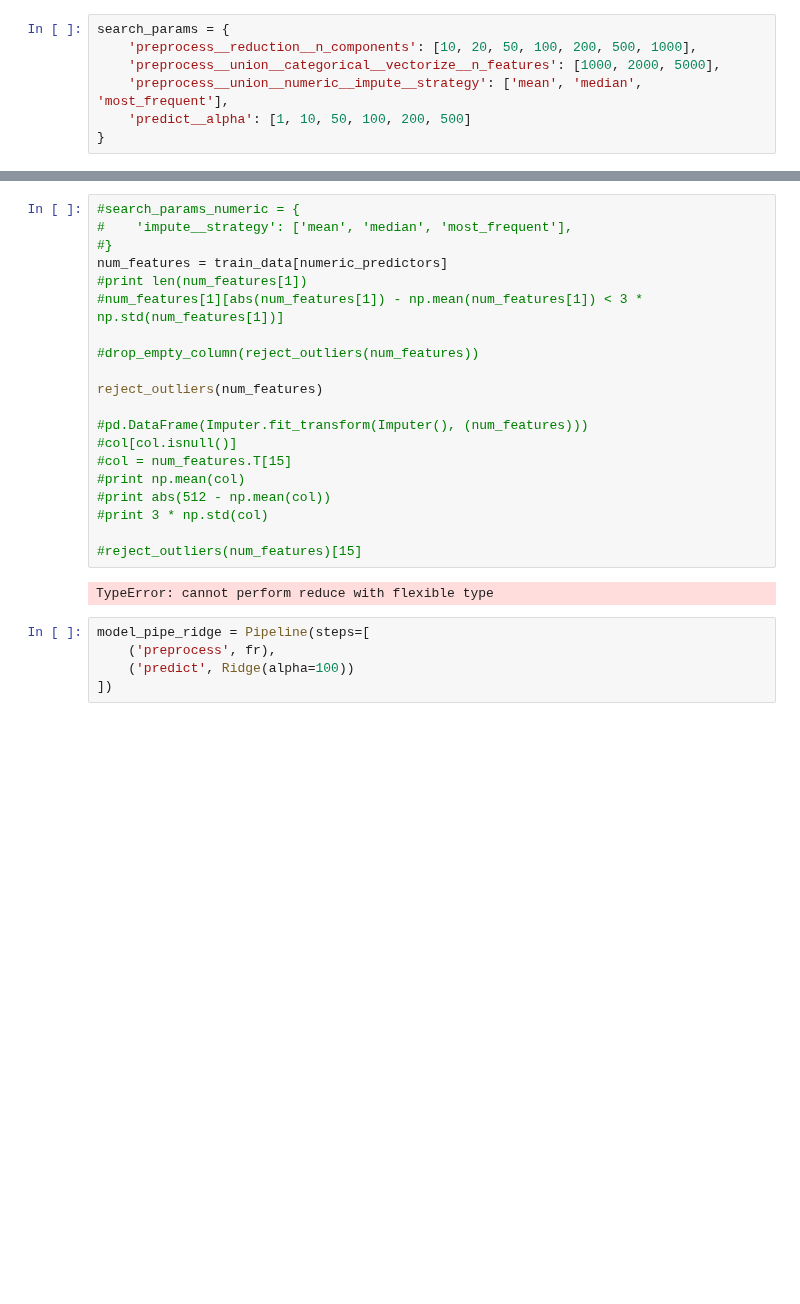
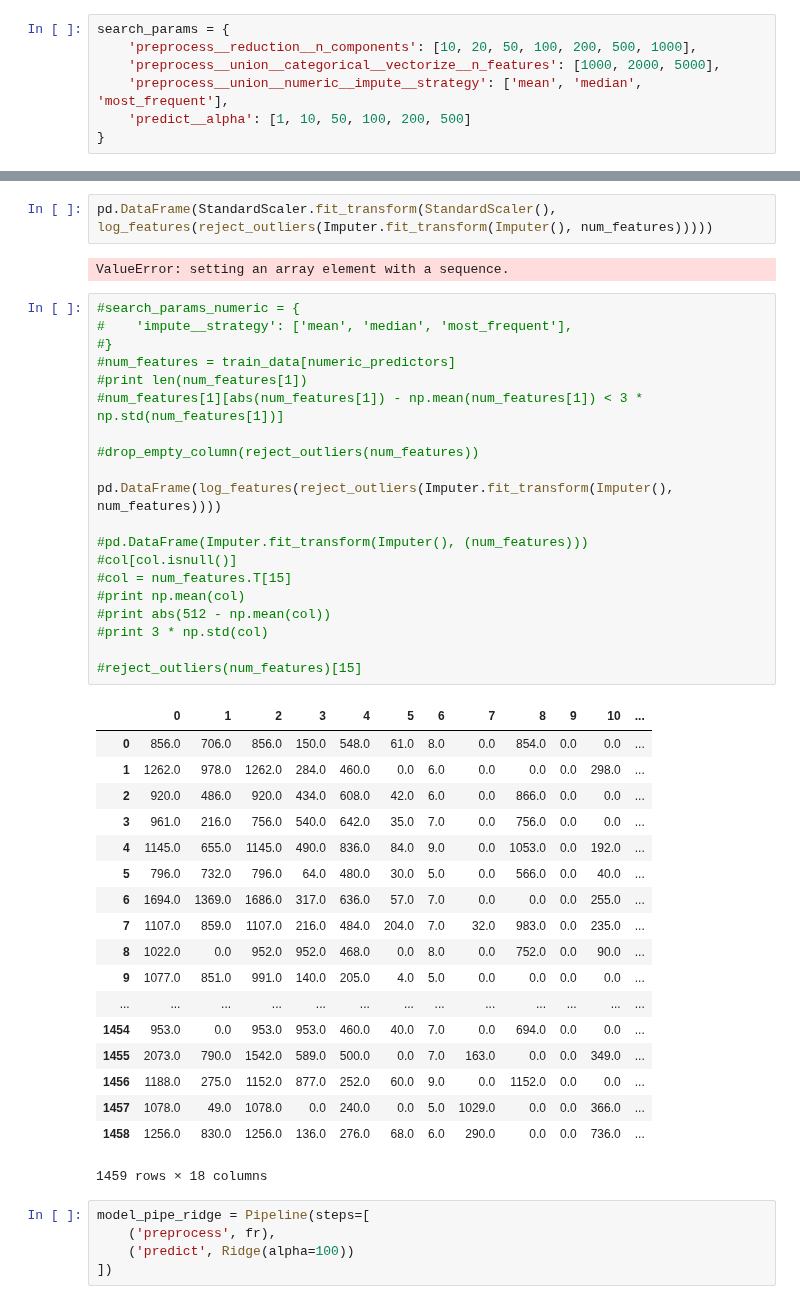
Before and after one commit to takoloco/w207, a Jupyter notebook: final/tako_hisada_housing-prices.ipynb, the cells around one changed output, grey strips where cells are left out. Cells and saved outputs as stored; diff of their text form; blank space fills up the shorter version.

```diff
--- a/final/tako_hisada_housing-prices.ipynb
+++ b/final/tako_hisada_housing-prices.ipynb
@@ -372,25 +399,46 @@ search_params = {
+# %%
+pd.DataFrame(StandardScaler.fit_transform(StandardScaler(), log_features(reject_outliers(Imputer.fit_transform(Imputer(), num_features)))))
+# %% [output]
+ValueError: setting an array element with a sequence.
 # %%
 #search_params_numeric = {
 #    'impute__strategy': ['mean', 'median', 'most_frequent'],
 #}
-num_features = train_data[numeric_predictors]
+#num_features = train_data[numeric_predictors]
 #print len(num_features[1])
 #num_features[1][abs(num_features[1]) - np.mean(num_features[1]) < 3 * np.std(num_features[1])]
 
 #drop_empty_column(reject_outliers(num_features))
 
-reject_outliers(num_features)
+pd.DataFrame(log_features(reject_outliers(Imputer.fit_transform(Imputer(), num_features))))
 
 #pd.DataFrame(Imputer.fit_transform(Imputer(), (num_features)))
 #col[col.isnull()]
 #col = num_features.T[15]
 #print np.mean(col)
 #print abs(512 - np.mean(col))
 #print 3 * np.std(col)
 
 #reject_outliers(num_features)[15]
 # %% [output]
+|  | 0 | 1 | 2 | 3 | 4 | 5 | 6 | 7 | 8 | 9 | 10 | ... |
+| 0 | 856.0 | 706.0 | 856.0 | 150.0 | 548.0 | 61.0 | 8.0 | 0.0 | 854.0 | 0.0 | 0.0 | ... |
+| 1 | 1262.0 | 978.0 | 1262.0 | 284.0 | 460.0 | 0.0 | 6.0 | 0.0 | 0.0 | 0.0 | 298.0 | ... |
+| 2 | 920.0 | 486.0 | 920.0 | 434.0 | 608.0 | 42.0 | 6.0 | 0.0 | 866.0 | 0.0 | 0.0 | ... |
+| 3 | 961.0 | 216.0 | 756.0 | 540.0 | 642.0 | 35.0 | 7.0 | 0.0 | 756.0 | 0.0 | 0.0 | ... |
+| 4 | 1145.0 | 655.0 | 1145.0 | 490.0 | 836.0 | 84.0 | 9.0 | 0.0 | 1053.0 | 0.0 | 192.0 | ... |
+| 5 | 796.0 | 732.0 | 796.0 | 64.0 | 480.0 | 30.0 | 5.0 | 0.0 | 566.0 | 0.0 | 40.0 | ... |
+| 6 | 1694.0 | 1369.0 | 1686.0 | 317.0 | 636.0 | 57.0 | 7.0 | 0.0 | 0.0 | 0.0 | 255.0 | ... |
+| 7 | 1107.0 | 859.0 | 1107.0 | 216.0 | 484.0 | 204.0 | 7.0 | 32.0 | 983.0 | 0.0 | 235.0 | ... |
+| 8 | 1022.0 | 0.0 | 952.0 | 952.0 | 468.0 | 0.0 | 8.0 | 0.0 | 752.0 | 0.0 | 90.0 | ... |
+| 9 | 1077.0 | 851.0 | 991.0 | 140.0 | 205.0 | 4.0 | 5.0 | 0.0 | 0.0 | 0.0 | 0.0 | ... |
+| ... | ... | ... | ... | ... | ... | ... | ... | ... | ... | ... | ... | ... |
+| 1454 | 953.0 | 0.0 | 953.0 | 953.0 | 460.0 | 40.0 | 7.0 | 0.0 | 694.0 | 0.0 | 0.0 | ... |
+| 1455 | 2073.0 | 790.0 | 1542.0 | 589.0 | 500.0 | 0.0 | 7.0 | 163.0 | 0.0 | 0.0 | 349.0 | ... |
+| 1456 | 1188.0 | 275.0 | 1152.0 | 877.0 | 252.0 | 60.0 | 9.0 | 0.0 | 1152.0 | 0.0 | 0.0 | ... |
+| 1457 | 1078.0 | 49.0 | 1078.0 | 0.0 | 240.0 | 0.0 | 5.0 | 1029.0 | 0.0 | 0.0 | 366.0 | ... |
+| 1458 | 1256.0 | 830.0 | 1256.0 | 136.0 | 276.0 | 68.0 | 6.0 | 290.0 | 0.0 | 0.0 | 736.0 | ... |
-TypeError: cannot perform reduce with flexible type
+1459 rows × 18 columns
 # %%
 model_pipe_ridge = Pipeline(steps=[
     ('preprocess', fr),
```
Also changed, not shown: parts of 5 cells of this notebook.
